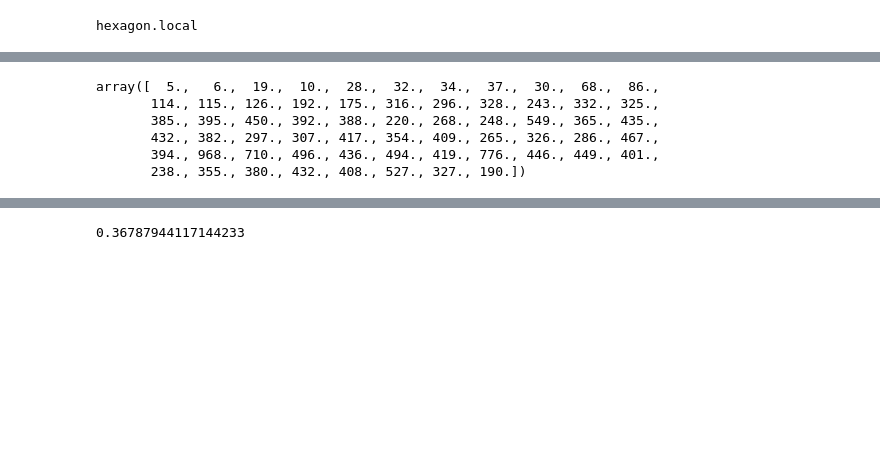
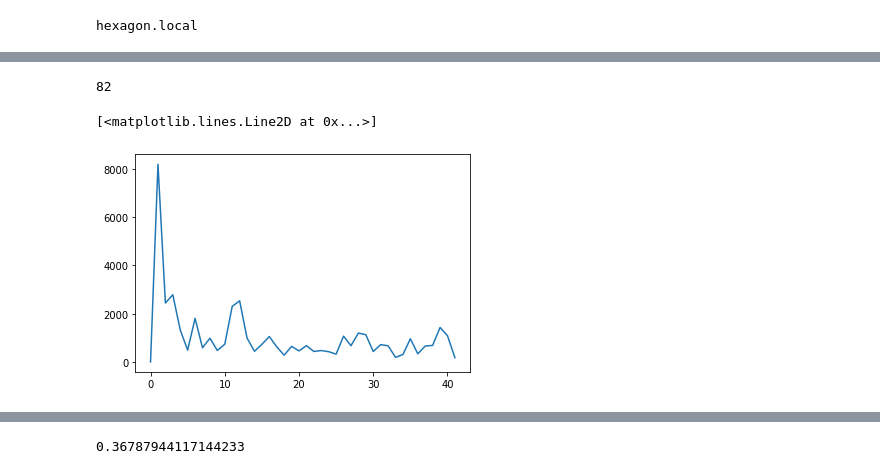
Before and after one commit to timkphd/examples, a Jupyter notebook: pandas/covid.ipynb, the cells around one changed output, grey strips where cells are left out. Cells and saved outputs as stored; diff of their text form; code cells hidden in the pictures; blank space fills up the shorter version.

```diff
--- a/pandas/covid.ipynb
+++ b/pandas/covid.ipynb
@@ -50,3 +55,8 @@ for d in dat:
     x[k]=(float(d[0]))
     y[k]=(float(d[1]))
     k=k+1
+# %%
+x
+y
+f=np.fft.rfft(y-np.mean(y))
+abs(f)
@@ -53,13 +75,12 @@ for d in dat:
 # %%
-x
-y
+len(y)
 # %% [output]
-array([  5.,   6.,  19.,  10.,  28.,  32.,  34.,  37.,  30.,  68.,  86.,
-       114., 115., 126., 192., 175., 316., 296., 328., 243., 332., 325.,
-       385., 395., 450., 392., 388., 220., 268., 248., 549., 365., 435.,
-       432., 382., 297., 307., 417., 354., 409., 265., 326., 286., 467.,
-       394., 968., 710., 496., 436., 494., 419., 776., 446., 449., 401.,
-       238., 355., 380., 432., 408., 527., 327., 190.])
+82
+# %%
+plt.plot(np.arange(0,len(abs(f))),abs(f))
+# %% [output]
+[<matplotlib.lines.Line2D at 0x...>]
+[figure, added]
 # %%
 import matplotlib.pyplot as plt
 %matplotlib inline
```
Also changed, not shown: parts of 43 cells of this notebook, 1 other file.
